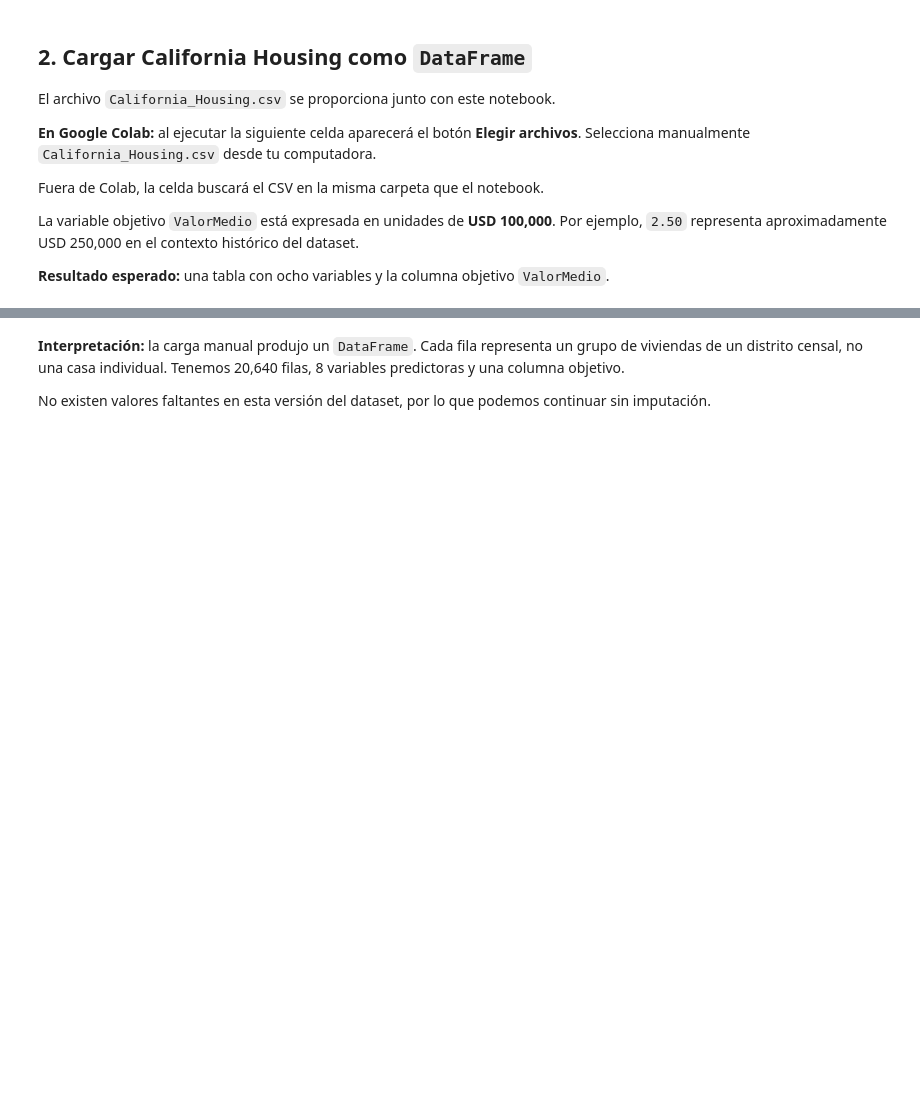
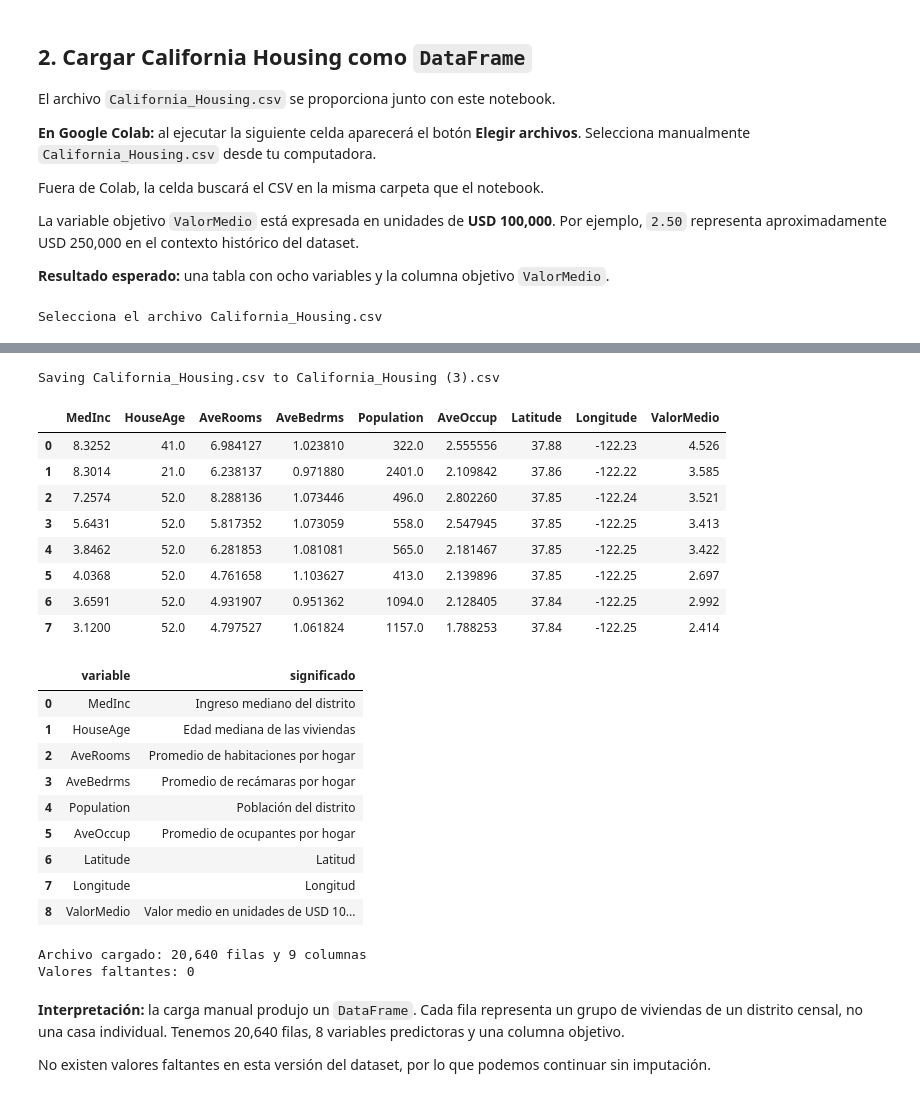
Before and after one commit to JuanBaldemarG/portafoliocolabJBGV, a Jupyter notebook: notebooks/xgboost-california-housing/XGBoost_California_Housing_Colab.ipynb, the cells around one changed output, grey strips where cells are left out. Cells and saved outputs as stored; diff of their text form; code cells hidden in the pictures; blank space fills up the shorter version.

```diff
--- a/notebooks/xgboost-california-housing/XGBoost_California_Housing_Colab.ipynb
+++ b/notebooks/xgboost-california-housing/XGBoost_California_Housing_Colab.ipynb
@@ -94,45 +96,12 @@ La variable objetivo `ValorMedio` está expresada en unidades de **USD 100,000**
 **Resultado esperado:** una tabla con ocho variables y la columna objetivo `ValorMedio`.
 # %%
 # En Colab se solicita el CSV manualmente; localmente se lee desde la carpeta actual.
+import io
+import pandas as pd
+
 try:
     from google.colab import files
 
-    print("Selecciona el archivo California_Housing.csv")
-    archivos_subidos = files.upload()
-    nombre_archivo = next(iter(archivos_subidos))
-    datos = pd.read_csv(io.BytesIO(archivos_subidos[nombre_archivo]))
-except ImportError:
-    datos = pd.read_csv("California_Housing.csv")
-
-diccionario = pd.DataFrame(
-    {
-        "variable": [
-            "MedInc", "HouseAge", "AveRooms", "AveBedrms",
-            "Population", "AveOccup", "Latitude", "Longitude", "ValorMedio"
-        ],
-        "significado": [
-            "Ingreso mediano del distrito",
-            "Edad mediana de las viviendas",
-            "Promedio de habitaciones por hogar",
-            "Promedio de recámaras por hogar",
-            "Población del distrito",
-            "Promedio de ocupantes por hogar",
-            "Latitud",
-            "Longitud",
-            "Valor medio en unidades de USD 100,000",
-        ],
-    }
-)
-
-display(datos.head(8))
-display(diccionario)
-
-columnas_esperadas = {
-    "MedInc", "HouseAge", "AveRooms", "AveBedrms", "Population",
-    "AveOccup", "Latitude", "Longitude", "ValorMedio"
-}
-assert columnas_esperadas.issubset(datos.columns), "El CSV no contiene las columnas esperadas."
-assert len(datos) == 20640, "El CSV no contiene las 20,640 filas esperadas."
-
-print(f"Archivo cargado: {datos.shape[0]:,} filas y {datos.shape[1]} columnas")
-print(f"Valores faltantes: {datos.isna().sum().sum()}")
+    print(
+# %% [output]
+Selecciona el archivo California_Housing.csv
@@ -139,3 +109,25 @@ print(f"Valores faltantes: {datos.isna().sum().sum()}")
+Saving California_Housing.csv to California_Housing (3).csv
+|  | MedInc | HouseAge | AveRooms | AveBedrms | Population | AveOccup | Latitude | Longitude | ValorMedio |
+| 0 | 8.3252 | 41.0 | 6.984127 | 1.023810 | 322.0 | 2.555556 | 37.88 | -122.23 | 4.526 |
+| 1 | 8.3014 | 21.0 | 6.238137 | 0.971880 | 2401.0 | 2.109842 | 37.86 | -122.22 | 3.585 |
+| 2 | 7.2574 | 52.0 | 8.288136 | 1.073446 | 496.0 | 2.802260 | 37.85 | -122.24 | 3.521 |
+| 3 | 5.6431 | 52.0 | 5.817352 | 1.073059 | 558.0 | 2.547945 | 37.85 | -122.25 | 3.413 |
+| 4 | 3.8462 | 52.0 | 6.281853 | 1.081081 | 565.0 | 2.181467 | 37.85 | -122.25 | 3.422 |
+| 5 | 4.0368 | 52.0 | 4.761658 | 1.103627 | 413.0 | 2.139896 | 37.85 | -122.25 | 2.697 |
+| 6 | 3.6591 | 52.0 | 4.931907 | 0.951362 | 1094.0 | 2.128405 | 37.84 | -122.25 | 2.992 |
+| 7 | 3.1200 | 52.0 | 4.797527 | 1.061824 | 1157.0 | 1.788253 | 37.84 | -122.25 | 2.414 |
+|  | variable | significado |
+| 0 | MedInc | Ingreso mediano del distrito |
+| 1 | HouseAge | Edad mediana de las viviendas |
+| 2 | AveRooms | Promedio de habitaciones por hogar |
+| 3 | AveBedrms | Promedio de recámaras por hogar |
+| 4 | Population | Población del distrito |
+| 5 | AveOccup | Promedio de ocupantes por hogar |
+| 6 | Latitude | Latitud |
+| 7 | Longitude | Longitud |
+| 8 | ValorMedio | Valor medio en unidades de USD 10... |
+Archivo cargado: 20,640 filas y 9 columnas
+Valores faltantes: 0
 # %% [markdown]
 **Interpretación:** la carga manual produjo un `DataFrame`. Cada fila representa un grupo de viviendas de un distrito censal, no una casa individual. Tenemos 20,640 filas, 8 variables predictoras y una columna objetivo.
 
```
Also changed, not shown: parts of 2 cells of this notebook.
